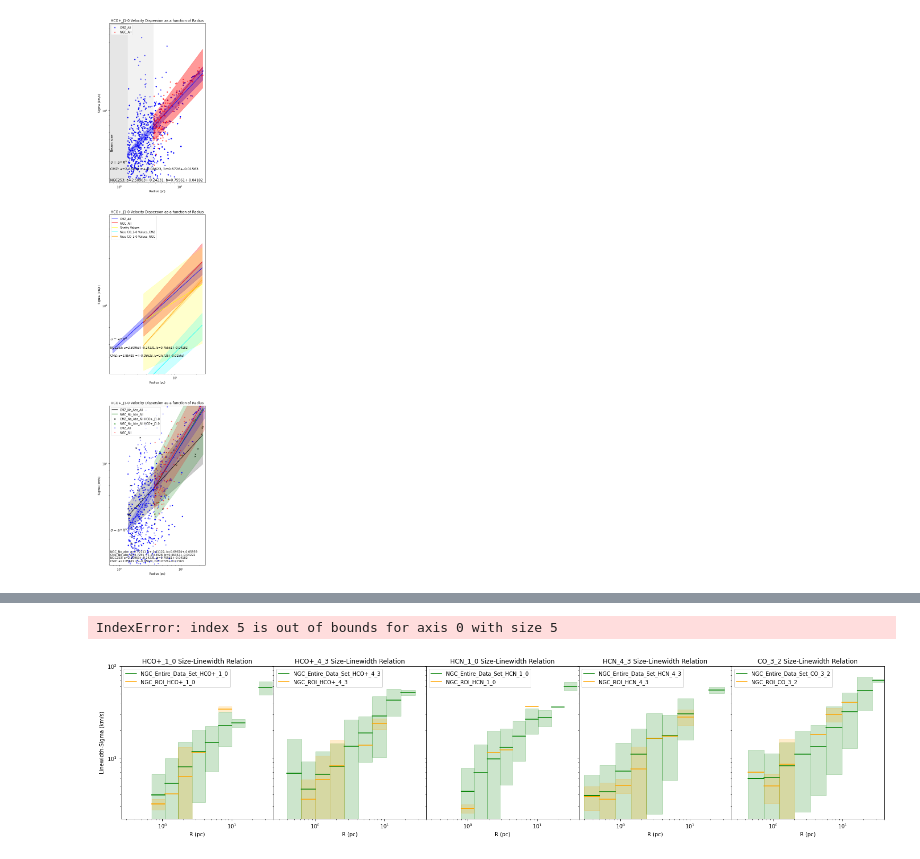
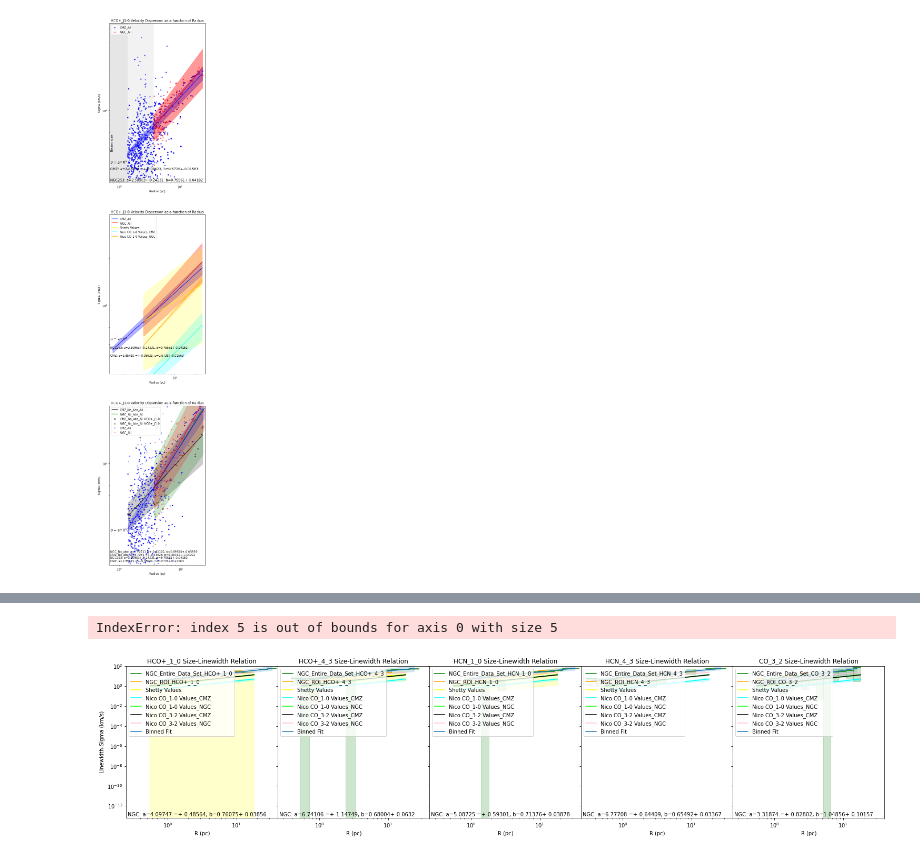
Before and after one commit to Nearby-Galaxies-Lab/-Ben-CMZ-and-NGC253-Notebooks-and-papers, a Jupyter notebook: Analysis Plots V1.ipynb, the cells around one changed output, grey strips where cells are left out. Cells and saved outputs as stored; diff of their text form; code cells hidden in the pictures.

```diff
--- a/Analysis Plots V1.ipynb
+++ b/Analysis Plots V1.ipynb
@@ -2073,7 +2073,7 @@ for i in range(0,9):
     NBin_s=[]
     Ns_err=[]
     NBin_rad=[]
-    Nbins = np.logspace(np.log10(np.nanmin(radsNGC)),np.log10(np.nanmax(radsNGC)),10)
+    Nbins = np.logspace(np.log10(np.nanmin(radsNGC)),np.log10(np.nanmax(radsNGC)),15)
     Nbins=list(Nbins)
     for lmi in range(len(Nbins)-1):
         SBin=[]
@@ -2081,11 +2081,16 @@ for i in range(0,9):
             if(radsNGC[lmj]>Nbins[lmi] and radsNGC[lmj]<Nbins[lmi+1]):
                 SBin.append(sigsNGC[lmj])
         if(str(np.nanmean(SBin))!=str(np.nan) and str(np.nanmean(SBin))!= str(np.inf)):
+            #NBin_s.append(np.nanmean(SBin))
             NBin_s.append(np.nanmean(SBin))
             Ns_err.append(np.nanstd(SBin))
+
         else:
             NBin_s.append(np.nan)
             Ns_err.append(np.nan)
+
+            #NBin_s.append(SBin)
+            #Ns_err.append(0)
     NBin_s.append(np.nan)
     Ns_err.append(np.nan)#get right shapes
 
@@ -2112,11 +2117,14 @@ for i in range(0,9):
             if(RradsNGC[lmj]>RNbins[lmi] and RradsNGC[lmj]<RNbins[lmi+1]):
                 SBin.append(RsigsNGC[lmj])
         if(str(np.nanmean(SBin))!=str(np.nan) and str(np.nanmean(SBin))!= str(np.inf)):
+            #RNBin_s.append(np.nanmean(SBin))
             RNBin_s.append(np.nanmean(SBin))
             RNs_err.append(np.nanstd(SBin))
         else:
             RNBin_s.append(np.nan)
             RNs_err.append(np.nan)
+            #RNBin_s.append(SBin)
+            #RNs_err.append(0)
     RNBin_s.append(np.nan)
     RNs_err.append(np.nan)#get right shapes
 
@@ -2137,10 +2145,93 @@ for i in range(0,9):
     if(i==0):
 
         axA.set_ylabel("Linewidth-Sigma (km/s)")
+
+    #Fit to bin centers and median sigma
+    Bin_Centers=[]
+    def func(R,a,b):
+        return a*R**(b)
+    for lmi in range(len(Nbins)-1):
+        Bin_Centers.append((Nbins[lmi]+Nbins[lmi+1])/2)
+
+    #REmove nan in the sigma bins
+
+    del NBin_s[len(NBin_s)-1]
+    for lmi in range(len(Nbins)-1):
+        if(lmi>len(NBin_s)-1):
+            break
+        #print(lmi,len(NBin_s),len(Bin_Centers))
+        if(str(NBin_s[lmi])==str(np.nan)):
+            del NBin_s[lmi]
+            del Bin_Centers[lmi]
+    print(Bin_Centers, NBin_s)
+    (popt, pcov) = (curve_fit(func, Bin_Centers, NBin_s))
+
+
+    #Compare to nico and shetty
+    Shetty_Exp = [0.64,0.46,.78,-5,-5]
+    Shetty_exp_errs = .06
+    ShettyCoefs = [2.1,3.8,2.6,-5,-5]
+    ShettyCoefsErrs = 1.2
+    SP = func(Nxs,ShettyCoefs[i],Shetty_Exp[i])
+    SPU = func(Nxs,ShettyCoefs[i]+ShettyCoefsErrs*er_r,Shetty_Exp[i] + Shetty_exp_errs*er_r)
+    SPL = func(Nxs,ShettyCoefs[i]-ShettyCoefsErrs*er_r,Shetty_Exp[i] - Shetty_exp_errs*er_r)
+    ShettyNM = axA.plot(Nxs,SP,c='Yellow',label='Shetty Values')
+    ShettyFill = axA.fill_between(Nxs,SPL,SPU,color="Yellow",alpha=.2)
+    NicoCO = .74
+    NicoCOErr=.04
+    NicoCO_10= 3.3
+    NicoCO_10Err= .4
+    def NicoCOCoef(sig10,exp):
+        return sig10/10**exp
+    def NicoAErr(Aer,b,bErr):
+        return np.sqrt(Aer**2/10**(2*b)+b**2*Aer**2*bErr**2/b**(2*b+2))
+    NNicoCO = .82
+    NNicoCOErr=.02
+    NNicoCO_10= 8.9
+    NNicoCO_10Err= .2
+    print(NicoCOCoef(NicoCO_10,NicoCO))
+    NI = func(Nxs,NicoCOCoef(NicoCO_10,NicoCO),NicoCO)
+    NIU = func(Nxs,NicoCOCoef(NicoCO_10+NicoCO_10Err*er_r,NicoCO+NicoCOErr*er_r),NicoCO+ NicoCOErr*er_r)
+    NIL = func(Nxs,NicoCOCoef(NicoCO_10-NicoCO_10Err*er_r,NicoCO-NicoCOErr*er_r),NicoCO- NicoCOErr*er_r)
+    NicoNM = axA.plot(Nxs,NI,c='Cyan',label='Nico CO_1-0 Values_CMZ')
+    NicoFill = axA.fill_between(Nxs,NIL,NIU,color="Cyan",alpha=.2)
+    NNI = func(Nxs,NicoCOCoef(NNicoCO_10,NNicoCO),NNicoCO)
+    NNIU = func(Nxs,NicoCOCoef(NNicoCO_10+NNicoCO_10Err*er_r,NNicoCO+NNicoCOErr*er_r),NNicoCO+ NNicoCOErr*er_r)
+    NNIL = func(Nxs,NicoCOCoef(NNicoCO_10-NNicoCO_10Err*er_r,NNicoCO-NNicoCOErr*er_r),NNicoCO- NNicoCOErr*er_r)
+    NNicoNM = axA.plot(Nxs,NNI,c='lime',label='Nico CO_1-0 Values_NGC')
+    NNicoFill = axA.fill_between(Nxs,NNIL,NNIU,color="lime",alpha=.2)
+    NicoCO32 = .72
+    NicoCOErr32=.03
+    NicoCO_32= 8.9
+    NicoCO_32Err= .2
+    NNicoCO32 = .62
+    NNicoCOErr32=.01
+    NNicoCO_32=17.1
+    NNicoCO_32Err= .01
+
+    NI32 = func(Nxs,NicoCOCoef(NicoCO_32,NicoCO32),NicoCO32)
+    NIU32 = func(Nxs,NicoCOCoef(NicoCO_32+NicoCO_32Err*er_r,NicoCO32+NicoCOErr32*er_r),NicoCO32+ NicoCOErr32*er_r)
+    NIL32 = func(Nxs,NicoCOCoef(NicoCO_32-NicoCO_32Err*er_r,NicoCO32-NicoCOErr32*er_r),NicoCO32- NicoCOErr32*er_r)
+
+    NicoNM32 = axA.plot(Nxs,NI32,c='black',label='Nico CO_3-2 Values_CMZ')
+    NicoFill32 = axA.fill_between(Nxs,NIL32,NIU32,color="black",alpha=.2)
+
+    NNI32 = func(Nxs,NicoCOCoef(NNicoCO_32,NNicoCO32),NNicoCO32)
+    NNIU32 = func(Nxs,NicoCOCoef(NNicoCO_32+NNicoCO_32Err*er_r,NNicoCO32+NNicoCOErr32*er_r),NNicoCO32+ NNicoCOErr32*er_r)
+    NNIL32 = func(Nxs,NicoCOCoef(NNicoCO_32-NNicoCO_32Err*er_r,NNicoCO32-NNicoCOErr32*er_r),NNicoCO32- NNicoCOErr32*er_r)
+
+    NNicoNM32 = axA.plot(Nxs,NNI32,c='pink',label='Nico CO_3-2 Values_NGC')
+    NNicoFill32 = axA.fill_between(Nxs,NNIL32,NNIU32,color="pink",alpha=.2)
+
+
+    axA.plot(Bin_Centers,func(Bin_Centers,popt[0],popt[1]),label="Binned Fit")
+    axA.fill_between(Bin_Centers,func(Bin_Centers,popt[0]+np.sqrt(pcov[0][0])*er_r,popt[1]+np.sqrt(pcov[1][1])*er_r),func(Bin_Centers,popt[0]-np.sqrt(pcov[0][0])*er_r,popt[1]-np.sqrt(pcov[1][1])*er_r),alpha=.2)
     axA.set_xlabel("R (pc)")
     axA.set_yscale('log')
     axA.set_xscale('log')
+    string = ("NGC: a="+str(round(popt[0],5))+" =+-" + str(round(np.sqrt(pcov[0][0]),5)) +", b="+str(round(popt[1],5))+"+-" + str(round(np.sqrt(pcov[1][1]),5)) )
 
+    axA.annotate(s=string,fontsize=10,xy=(0.01,.01),xycoords="axes fraction")
     axA.set_xlim(np.nanmin(radsNGC)*.5,np.nanmax(radsNGC)*1.1)
     axA.set_ylim(np.nanmin(sigsNGC)*.9,np.nanmax(sigsNGC)*1.4)
 
@@ -2161,2 +2262,2 @@ fig.savefig(bbox_inches='tight',fname="Comparison Plots_2.jpeg")
 IndexError: index 5 is out of bounds for axis 0 with size 5
-[figure, old version]
+[figure, new version]
```
Also changed, not shown: parts of 4 cells of this notebook, 2 other files.
